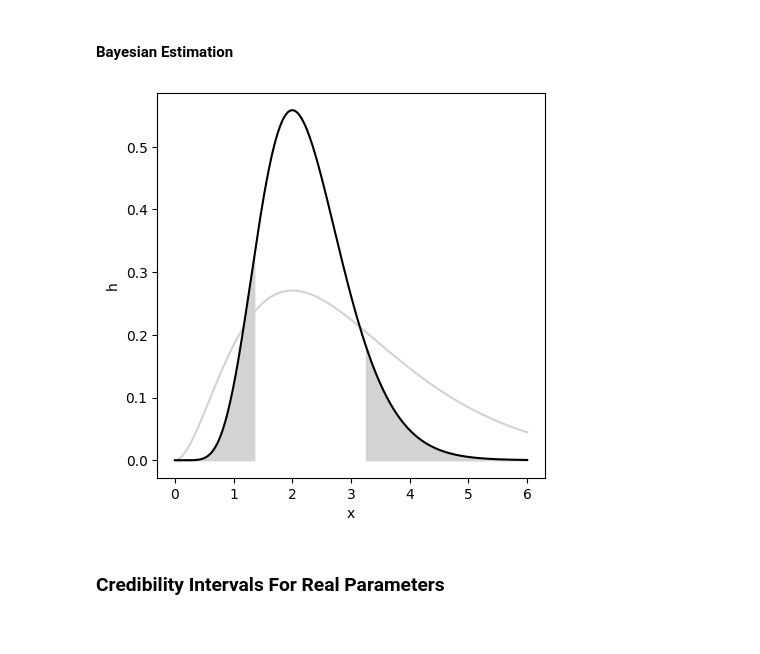
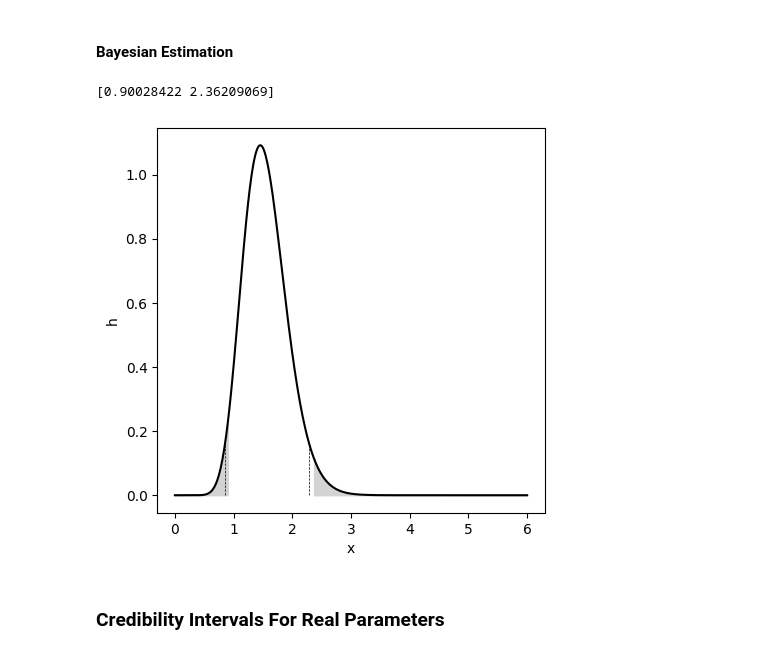
Before and after one commit to gedeck/mistat-code-solutions, a Jupyter notebook: ModernStatistics/notebooks/Chap003.ipynb, the cells around one changed output. Drawn from its saved outputs; the diff is of its cells as text; code cells hidden in the pictures.

Commit message:
Update figure 3.15

```diff
--- a/ModernStatistics/notebooks/Chap003.ipynb
+++ b/ModernStatistics/notebooks/Chap003.ipynb
@@ -409,32 +409,37 @@ plt.show()
 # %% [markdown]
 #### Bayesian Estimation
 # %%
-np.random.seed(1)
-pois = [rv + 1 for rv in stats.poisson(mu=2).rvs(3)]
-
-V0 = 3
+n = 10
+sum_x = 15
+V0 = 2
 B0 = 1
-V1 = V0 + sum(pois)
-B1 = B0 / (1 + len(pois) * B0)
+V1 = V0 + sum_x
+B1 = B0 / (1 + n * B0)
 
 x = np.linspace(0, 6, 401)
 y_prior = stats.gamma.pdf(x, a=V0, scale=B0)
 y = stats.gamma.pdf(x, a=V1, scale=B1)
 
-conf_x = B1/2 * stats.chi2.ppf([0.1, 0.9], 2 * V1)
-# conf_y = stats.gamma.pdf(conf_x, a=V1, scale=B1)
+conf_x = B1/2 * stats.chi2.ppf([0.025, 0.975], 2 * V1)
+print(conf_x)
 
 fig, ax = plt.subplots(figsize=[5, 5])
-ax.plot(x, y_prior, c='lightgrey')
+# ax.plot(x, y_prior, c='lightgrey')
 ax.plot(x, y, c='black')
 
 ax.fill_between(x[x<conf_x[0]], y[x<conf_x[0]], color="lightgrey")
 ax.fill_between(x[x>conf_x[1]], y[x>conf_x[1]], color="lightgrey")
 ax.set_xlabel('x')
 ax.set_ylabel('h')
+
+ax.plot([0.86, 0.86], [0, stats.gamma.pdf(0.86, a=V1, scale=B1)],
+        color='black', lw=0.5, ls='--')
+ax.plot([2.29, 2.29], [0, stats.gamma.pdf(2.29, a=V1, scale=B1)],
+        color='black', lw=0.5, ls='--')
 plt.show()
 # %% [output]
+[0.90028422 2.36209069]
-[figure, old version]
+[figure, new version]
 # %% [markdown]
 ### Credibility Intervals For Real Parameters
 # %% [markdown]
```
Also changed, not shown: parts of 5 cells of this notebook, 9 other files.
